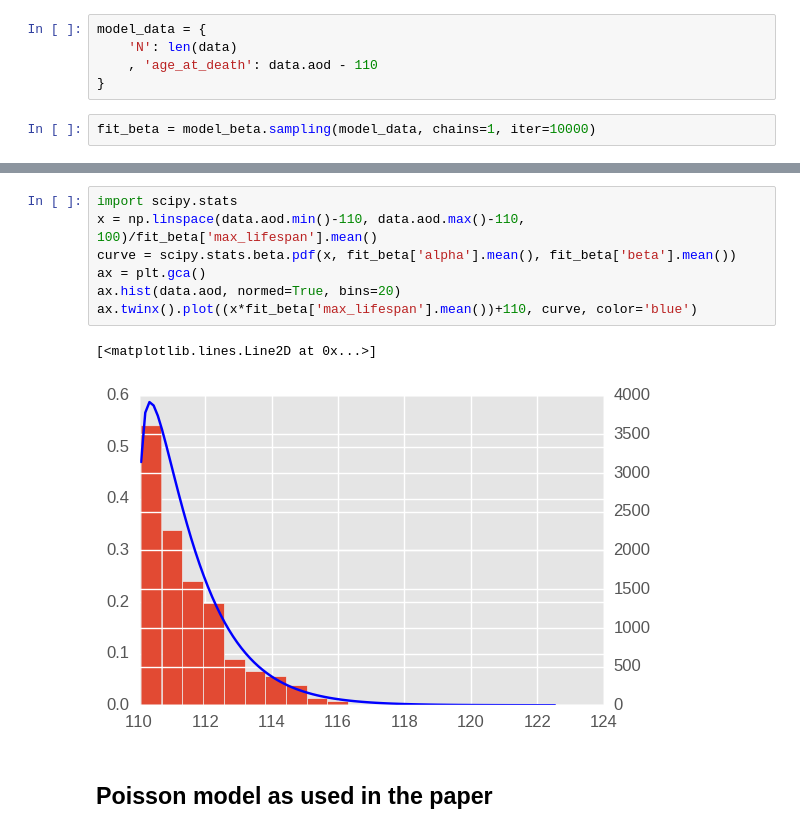
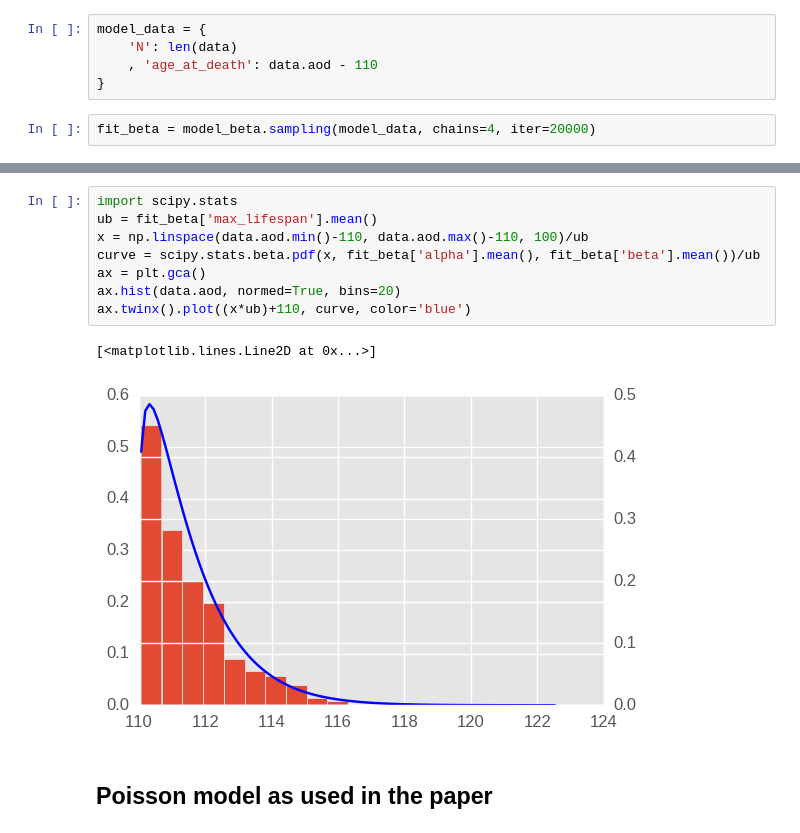
Before and after one commit to tbepler/maximum-longevity, a Jupyter notebook: notebook/161222_bayesian_model.ipynb, the cells around one changed output, grey strips where cells are left out. Drawn from its saved outputs; the diff is of its cells as text.

Commit message:
updated notebook and models to correct scaling of beta lpdf

```diff
--- a/notebook/161222_bayesian_model.ipynb
+++ b/notebook/161222_bayesian_model.ipynb
@@ -123,7 +125,7 @@ model_data = {
     , 'age_at_death': data.aod - 110
 }
 # %%
-fit_beta = model_beta.sampling(model_data, chains=1, iter=10000)
+fit_beta = model_beta.sampling(model_data, chains=4, iter=20000)
 # %%
 keys = ['max_lifespan', 'alpha', 'beta', 'lp__']
 samples = pd.DataFrame({k:fit_beta[k] for k in keys})
@@ -153,13 +155,14 @@ fit_beta.traceplot(['alpha', 'beta'])
 # %%
 import scipy.stats
-x = np.linspace(data.aod.min()-110, data.aod.max()-110, 100)/fit_beta['max_lifespan'].mean()
-curve = scipy.stats.beta.pdf(x, fit_beta['alpha'].mean(), fit_beta['beta'].mean())
+ub = fit_beta['max_lifespan'].mean()
+x = np.linspace(data.aod.min()-110, data.aod.max()-110, 100)/ub
+curve = scipy.stats.beta.pdf(x, fit_beta['alpha'].mean(), fit_beta['beta'].mean())/ub
 ax = plt.gca()
 ax.hist(data.aod, normed=True, bins=20)
-ax.twinx().plot((x*fit_beta['max_lifespan'].mean())+110, curve, color='blue')
+ax.twinx().plot((x*ub)+110, curve, color='blue')
 # %% [output]
 [<matplotlib.lines.Line2D at 0x...>]
-[figure, old version]
+[figure, new version]
 # %% [markdown]
 ## Poisson model as used in the paper
 # %%
```
Also changed, not shown: parts of 26 cells of this notebook, 3 other files.
